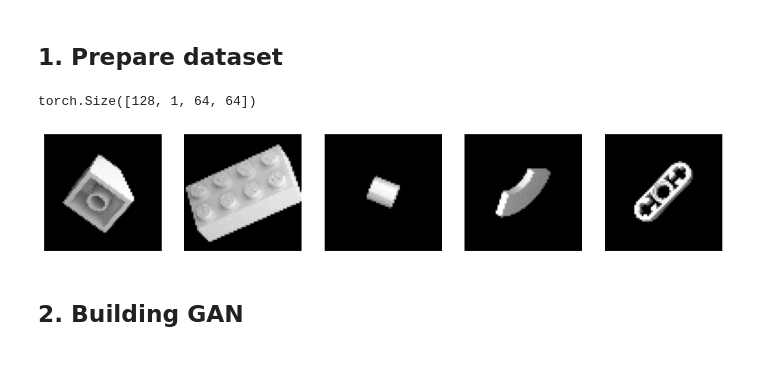
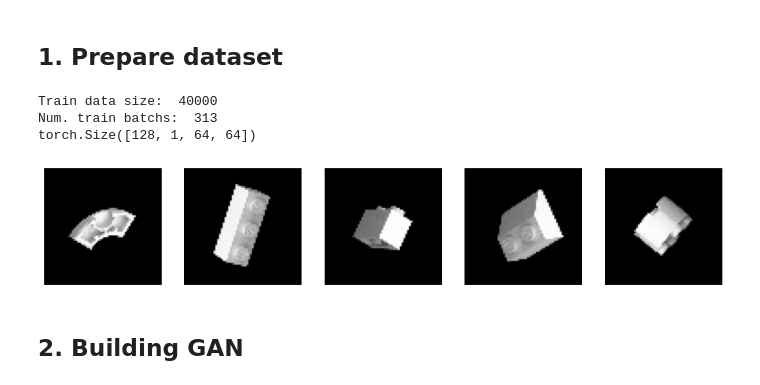
Before and after one commit to terrence-ou/Generative-Deep-Learning-2nd-Edition-PyTorch-JAX, a Jupyter notebook: PyTorch/chapter_04_gan/01_dcgan.ipynb, the cells around one changed output. Cells and saved outputs as stored; diff of their text form; code cells hidden in the pictures.

```diff
--- a/PyTorch/chapter_04_gan/01_dcgan.ipynb
+++ b/PyTorch/chapter_04_gan/01_dcgan.ipynb
@@ -41,8 +47,7 @@ class LegoData(Dataset):
         self.transform = Transforms.Compose([
                             Transforms.ToTensor(),
                             Transforms.Resize(size=(IMAGE_SIZE, IMAGE_SIZE), antialias=None),
-                            Transforms.Grayscale(num_output_channels=1)
-        ])
+                            Transforms.Grayscale(num_output_channels=1)])
 
     def __len__(self):
         return self.length
@@ -60,20 +67,23 @@ def get_dataloader():
     return train_loader
+# %%
+def display_imgs(imgs):
+    plt.figure(figsize=(14, 3))
+    for i in range(5):
+        ax = plt.subplot(1, 5, i+1)
+        ax.imshow(imgs[i][0], cmap='gray')
+        ax.axis('off')
+    plt.show()
 # %%
 # Check dataset
 train_loader = get_dataloader()
 check_sample = next(iter(train_loader))
 print(check_sample.shape)
-
-plt.figure(figsize=(14, 3))
-for i in range(5):
-    ax = plt.subplot(1, 5, i+1)
-    ax.imshow(check_sample[i][0], cmap='gray')
-    ax.axis('off')
-
-plt.show()
+display_imgs(check_sample)
 # %% [output]
+Train data size:  40000
+Num. train batchs:  313
 torch.Size([128, 1, 64, 64])
-[figure, old version]
+[figure, new version]
 # %% [markdown]
 ## 2. Building GAN
 # %%
```
Also changed, not shown: parts of 12 cells of this notebook.
